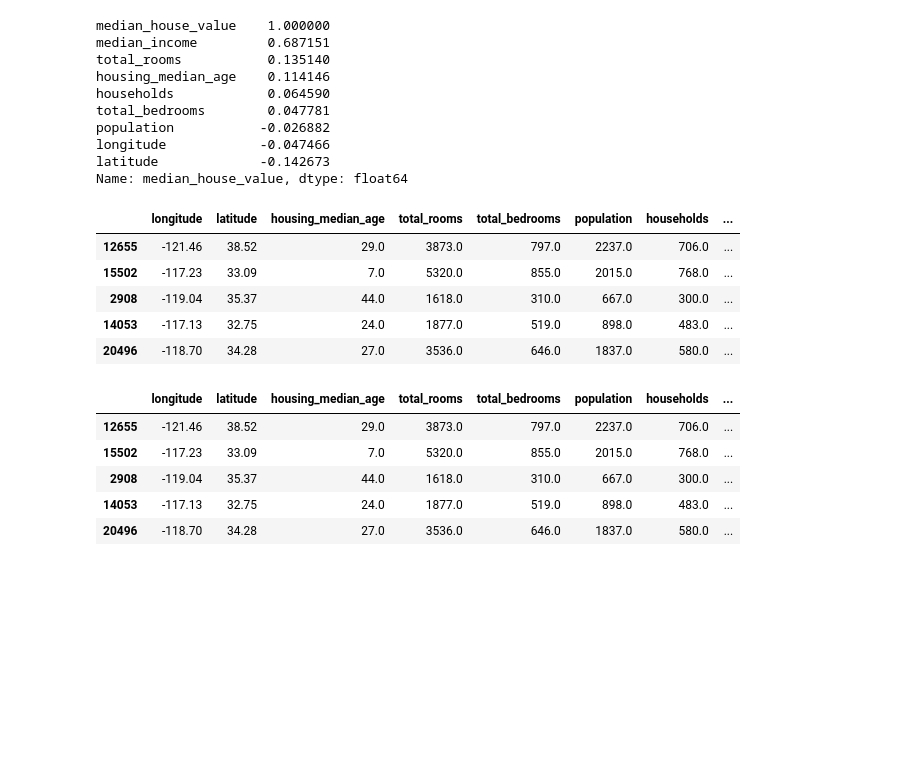
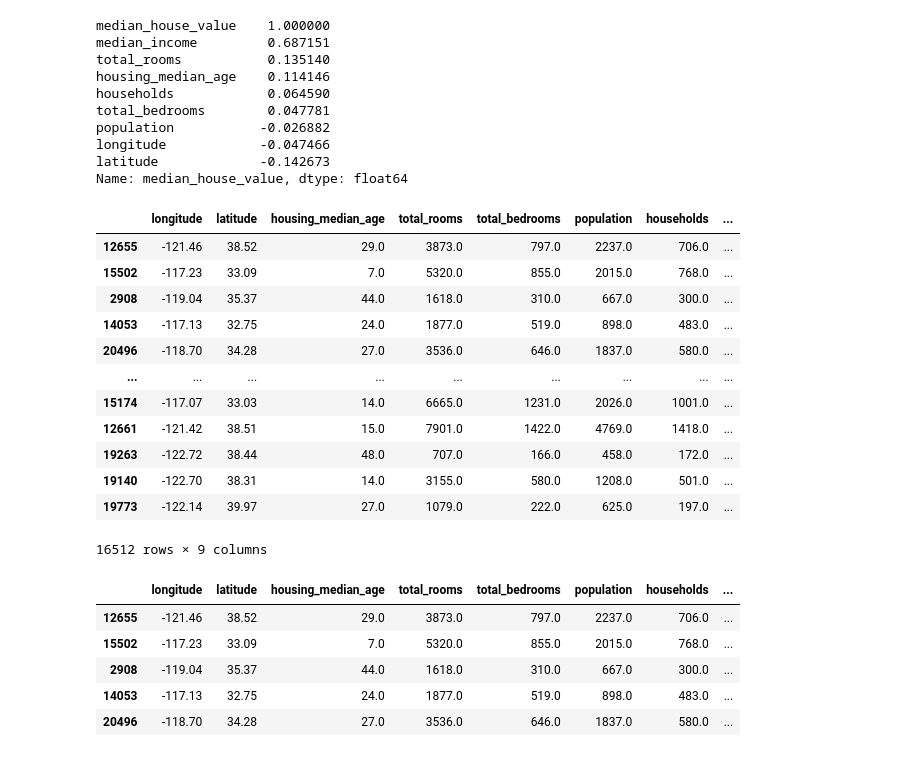
Before and after one commit to tranhieu99/hands_on_ml, a Jupyter notebook: Housing.ipynb, the cells around one changed output. Saved outputs shown, nothing was run; the diff lists cells and outputs as text; code cells hidden in the pictures; blank space fills up the shorter version.

```diff
--- a/Housing.ipynb
+++ b/Housing.ipynb
@@ -89,17 +89,24 @@ Name: median_house_value, dtype: float64
 # %%
 # Revert lại cleaning train set
 # Bỏ label ra khỏi train set
 # Sử dụng drop để tạo ra bản sao của train set mà không thay đổi train set ban đầu
 housing = strat_train_set.drop("median_house_value", axis = 1)
 housing_labels =  strat_train_set["median_house_value"].copy()
-housing.head()
+housing
 # %% [output]
 |  | longitude | latitude | housing_median_age | total_rooms | total_bedrooms | population | households | ... |
 | 12655 | -121.46 | 38.52 | 29.0 | 3873.0 | 797.0 | 2237.0 | 706.0 | ... |
 | 15502 | -117.23 | 33.09 | 7.0 | 5320.0 | 855.0 | 2015.0 | 768.0 | ... |
 | 2908 | -119.04 | 35.37 | 44.0 | 1618.0 | 310.0 | 667.0 | 300.0 | ... |
 | 14053 | -117.13 | 32.75 | 24.0 | 1877.0 | 519.0 | 898.0 | 483.0 | ... |
 | 20496 | -118.70 | 34.28 | 27.0 | 3536.0 | 646.0 | 1837.0 | 580.0 | ... |
+| ... | ... | ... | ... | ... | ... | ... | ... | ... |
+| 15174 | -117.07 | 33.03 | 14.0 | 6665.0 | 1231.0 | 2026.0 | 1001.0 | ... |
+| 12661 | -121.42 | 38.51 | 15.0 | 7901.0 | 1422.0 | 4769.0 | 1418.0 | ... |
+| 19263 | -122.72 | 38.44 | 48.0 | 707.0 | 166.0 | 458.0 | 172.0 | ... |
+| 19140 | -122.70 | 38.31 | 14.0 | 3155.0 | 580.0 | 1208.0 | 501.0 | ... |
+| 19773 | -122.14 | 39.97 | 27.0 | 1079.0 | 222.0 | 625.0 | 197.0 | ... |
+16512 rows × 9 columns
 # %%
 # Ta nhận thấy total_bedrooms bị missing value vì thế có 3 lựa chọn
 # 1. Loại bỏ các row không có total_bedroom
```
Also changed, not shown: parts of 9 cells of this notebook, 3 other files.
